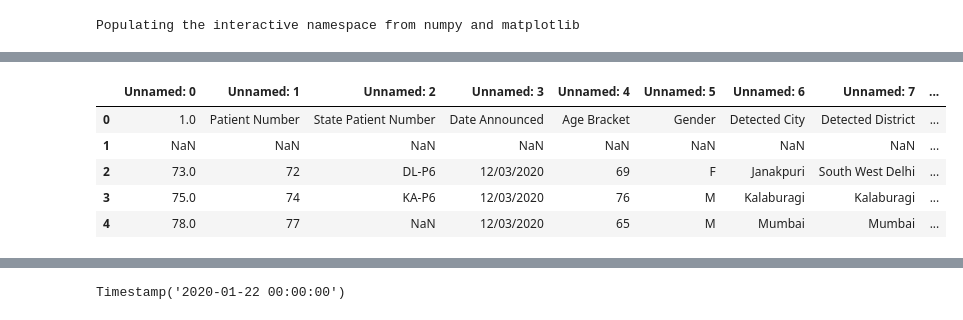
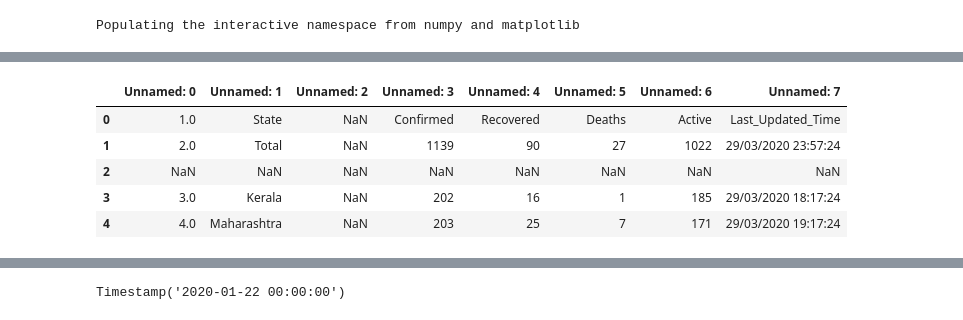
Before and after one commit to ahmadryan/covid19, a Jupyter notebook: coronavirus_quick_model2.ipynb, the cells around one changed output, grey strips where cells are left out. Drawn from its saved outputs; the diff is of its cells as text; code cells hidden in the pictures.

```diff
--- a/coronavirus_quick_model2.ipynb
+++ b/coronavirus_quick_model2.ipynb
@@ -40,9 +42,9 @@ Wall time: 53.5 s
 # %%
-india_data[0].head()
+india_data[2].head()
 # %% [output]
-|  | Unnamed: 0 | Unnamed: 1 | Unnamed: 2 | Unnamed: 3 | Unnamed: 4 | Unnamed: 5 | Unnamed: 6 | Unnamed: 7 | ... |
-| 0 | 1.0 | Patient Number | State Patient Number | Date Announced | Age Bracket | Gender | Detected City | Detected District | ... |
-| 1 | NaN | NaN | NaN | NaN | NaN | NaN | NaN | NaN | ... |
-| 2 | 73.0 | 72 | DL-P6 | 12/03/2020 | 69 | F | Janakpuri | South West Delhi | ... |
-| 3 | 75.0 | 74 | KA-P6 | 12/03/2020 | 76 | M | Kalaburagi | Kalaburagi | ... |
-| 4 | 78.0 | 77 | NaN | 12/03/2020 | 65 | M | Mumbai | Mumbai | ... |
+|  | Unnamed: 0 | Unnamed: 1 | Unnamed: 2 | Unnamed: 3 | Unnamed: 4 | Unnamed: 5 | Unnamed: 6 | Unnamed: 7 |
+| 0 | 1.0 | State | NaN | Confirmed | Recovered | Deaths | Active | Last_Updated_Time |
+| 1 | 2.0 | Total | NaN | 1139 | 90 | 27 | 1022 | 29/03/2020 23:57:24 |
+| 2 | NaN | NaN | NaN | NaN | NaN | NaN | NaN | NaN |
+| 3 | 3.0 | Kerala | NaN | 202 | 16 | 1 | 185 | 29/03/2020 18:17:24 |
+| 4 | 4.0 | Maharashtra | NaN | 203 | 25 | 7 | 171 | 29/03/2020 19:17:24 |
```
Also changed, not shown: parts of 20 cells of this notebook.
